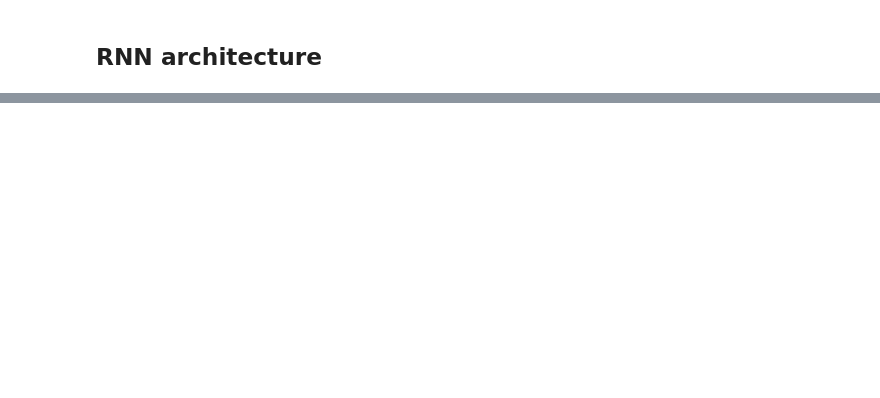
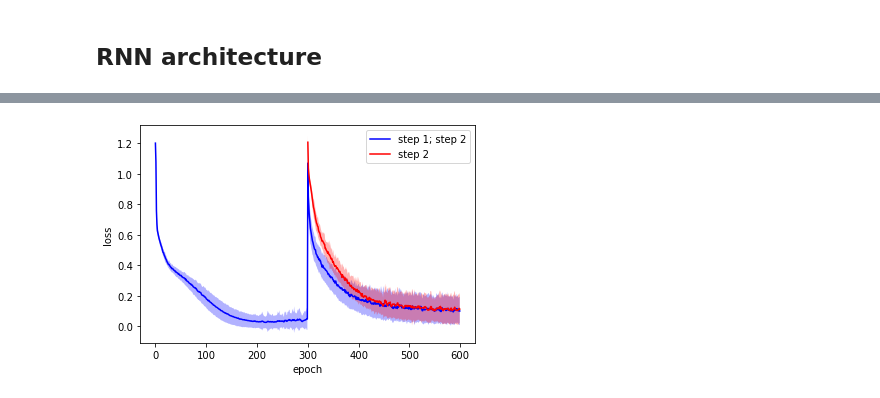
Before and after one commit to aranas/compositional_learning, a Jupyter notebook: GenerateSequences.ipynb, the cells around one changed output, grey strips where cells are left out. Cells and saved outputs as stored; diff of their text form; code cells hidden in the pictures; blank space fills up the shorter version.

```diff
--- a/GenerateSequences.ipynb
+++ b/GenerateSequences.ipynb
@@ -16,7 +20,7 @@ convert_operation = {'+':9, '*':10}
 
 #inputcue_dict = {'A':0.1, 'B':12, 'C':3.3,'D':7}
 
-def generate_trials(operators, input_ids, len_seq, init_values, replacement=False):
+def generate_trials(operators, input_ids, len_seq, init_values, replacement=True):
     ''' TODO:: Change !!
     This function defines all possible permutations of init state & sequence
     of binary input cues and operators.
@@ -63,7 +67,7 @@ def calculate_output(step_tuple, cue_dict):
     return curr_val
 
 
-def generate_sequences(operators, input_ids, len_seq, init_values, cue_dict, replacement=False):
+def generate_sequences(operators, input_ids, len_seq, init_values, cue_dict, replacement=True):
     """ """
     all_trials = generate_trials(operators, input_ids, len_seq, init_values, replacement)
     for trial in all_trials:
@@ -299,15 +354,3 @@ hidden_size = 20
 num_layers = 1
 epochs = 250
 learningRate = 0.005
-# %%
-num_sims = 20
-
-## example
-losses = []
-for j in range(num_sims):
-    print('### rep', j, ' ###')
-    model = OneStepRNN(input_size, output_size, hidden_size, num_layers)
-    criterion = nn.MSELoss()
-    optimizer = torch.optim.Adam(model.parameters(), lr=learningRate)
-    loss = run(model, train_data2, epochs)
-    losses.append(loss)
@@ -421,0 +411,16 @@ TypeError: 'DataLoader' object is not subscriptable
+# %%
+L12 = np.array(losses_1_2).T
+L2 = np.array(losses_2).T
+# %%
+NNplt.plotNN_losses([L12],\
+                    labels = ['step 1; step 2'],\
+                    colors = ['blue'],\
+                    errspace = 50)
+NNplt.plotNN_shifted([L2],\
+                    labels = ['step 2'],\
+                    colors = ['red'],\
+                    shift = 300,\
+                    errspace = 50)
+plt.savefig('figures/num_steps/rnn_cont_1v2.png')
+# %% [output]
+[figure, added]
```
Also changed, not shown: parts of 36 cells of this notebook, 28 other files.
